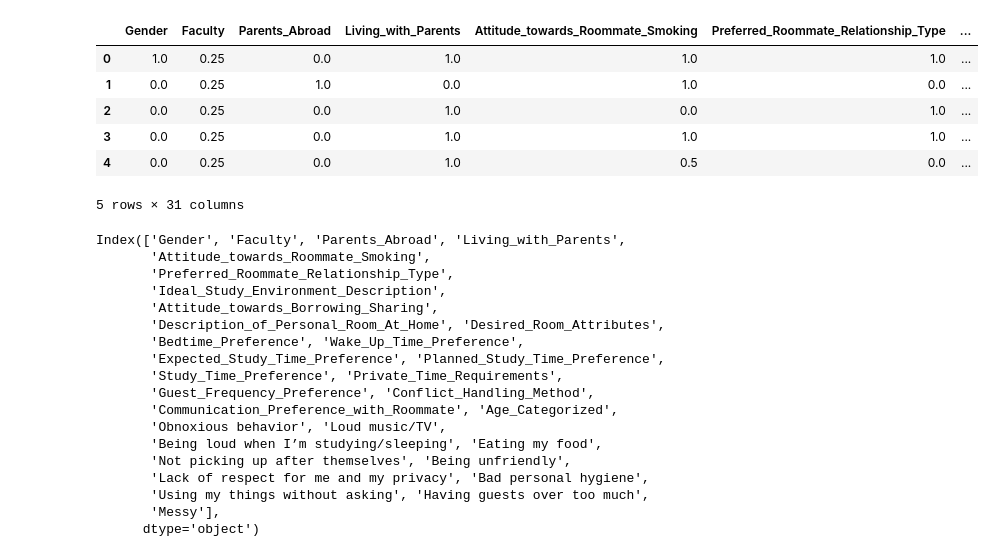
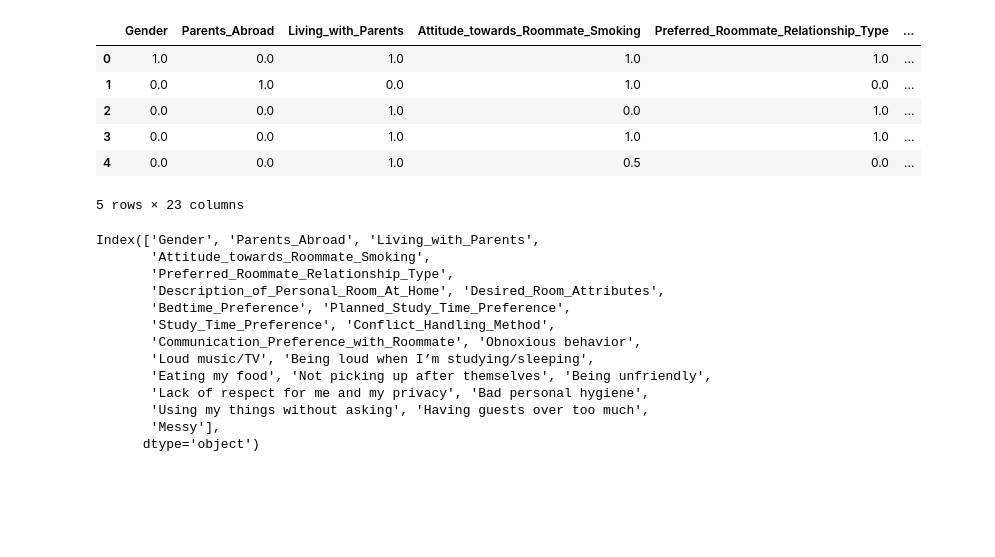
Before and after one commit to khaled-elsaeed/Roommate-Recommender, a Jupyter notebook: src/preprocessing/feature_engineering.ipynb, the cells around one changed output. Cells and saved outputs as stored; diff of their text form; code cells hidden in the pictures; blank space fills up the shorter version.

```diff
--- a/src/preprocessing/feature_engineering.ipynb
+++ b/src/preprocessing/feature_engineering.ipynb
@@ -13,4 +16,8 @@ df.head()
 5 rows × 34 columns
+# %%
+# Normalize the data
+scaler = MinMaxScaler()
+data_normalized = pd.DataFrame(scaler.fit_transform(df), columns=df.columns)
 # %%
 import matplotlib.pyplot as plt
 
@@ -36,8 +43,8 @@ plt.show()
 # %%
 # Define the threshold
-threshold = 0.05
+threshold = 0.10
 
-variances = df.var()
+variances = data_normalized.var()
 
 low_threshold_columns = variances[variances < threshold]
 high_threshold_columns = variances[variances >= threshold]
@@ -68,31 +75,26 @@ dtype: float64
 # %%
-filtered_df = df[high_threshold_columns.index]
+filtered_df = data_normalized[high_threshold_columns.index]
 filtered_df.head()
 # %% [output]
-|  | Gender | Faculty | Parents_Abroad | Living_with_Parents | Attitude_towards_Roommate_Smoking | Preferred_Roommate_Relationship_Type | ... |
-| 0 | 1.0 | 0.25 | 0.0 | 1.0 | 1.0 | 1.0 | ... |
-| 1 | 0.0 | 0.25 | 1.0 | 0.0 | 1.0 | 0.0 | ... |
-| 2 | 0.0 | 0.25 | 0.0 | 1.0 | 0.0 | 1.0 | ... |
-| 3 | 0.0 | 0.25 | 0.0 | 1.0 | 1.0 | 1.0 | ... |
-| 4 | 0.0 | 0.25 | 0.0 | 1.0 | 0.5 | 0.0 | ... |
+|  | Gender | Parents_Abroad | Living_with_Parents | Attitude_towards_Roommate_Smoking | Preferred_Roommate_Relationship_Type | ... |
+| 0 | 1.0 | 0.0 | 1.0 | 1.0 | 1.0 | ... |
+| 1 | 0.0 | 1.0 | 0.0 | 1.0 | 0.0 | ... |
+| 2 | 0.0 | 0.0 | 1.0 | 0.0 | 1.0 | ... |
+| 3 | 0.0 | 0.0 | 1.0 | 1.0 | 1.0 | ... |
+| 4 | 0.0 | 0.0 | 1.0 | 0.5 | 0.0 | ... |
-5 rows × 31 columns
+5 rows × 23 columns
 # %%
 filtered_df.columns
 # %% [output]
-Index(['Gender', 'Faculty', 'Parents_Abroad', 'Living_with_Parents',
+Index(['Gender', 'Parents_Abroad', 'Living_with_Parents',
        'Attitude_towards_Roommate_Smoking',
        'Preferred_Roommate_Relationship_Type',
-       'Ideal_Study_Environment_Description',
-       'Attitude_towards_Borrowing_Sharing',
        'Description_of_Personal_Room_At_Home', 'Desired_Room_Attributes',
-       'Bedtime_Preference', 'Wake_Up_Time_Preference',
-       'Expected_Study_Time_Preference', 'Planned_Study_Time_Preference',
-       'Study_Time_Preference', 'Private_Time_Requirements',
-       'Guest_Frequency_Preference', 'Conflict_Handling_Method',
-       'Communication_Preference_with_Roommate', 'Age_Categorized',
-       'Obnoxious behavior', 'Loud music/TV',
-       'Being loud when I’m studying/sleeping', 'Eating my food',
-       'Not picking up after themselves', 'Being unfriendly',
+       'Bedtime_Preference', 'Planned_Study_Time_Preference',
+       'Study_Time_Preference', 'Conflict_Handling_Method',
+       'Communication_Preference_with_Roommate', 'Obnoxious behavior',
+       'Loud music/TV', 'Being loud when I’m studying/sleeping',
+       'Eating my food', 'Not picking up after themselves', 'Being unfriendly',
        'Lack of respect for me and my privacy', 'Bad personal hygiene',
        'Using my things without asking', 'Having guests over too much',
        'Messy'],
```
Also changed, not shown: parts of 5 cells of this notebook, 4 other files.
